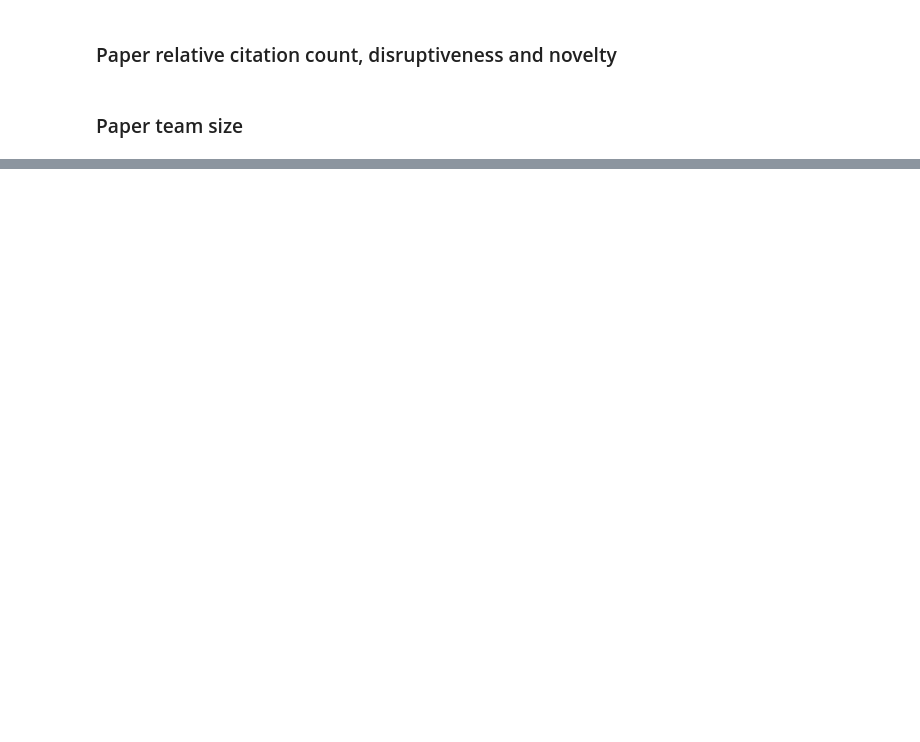
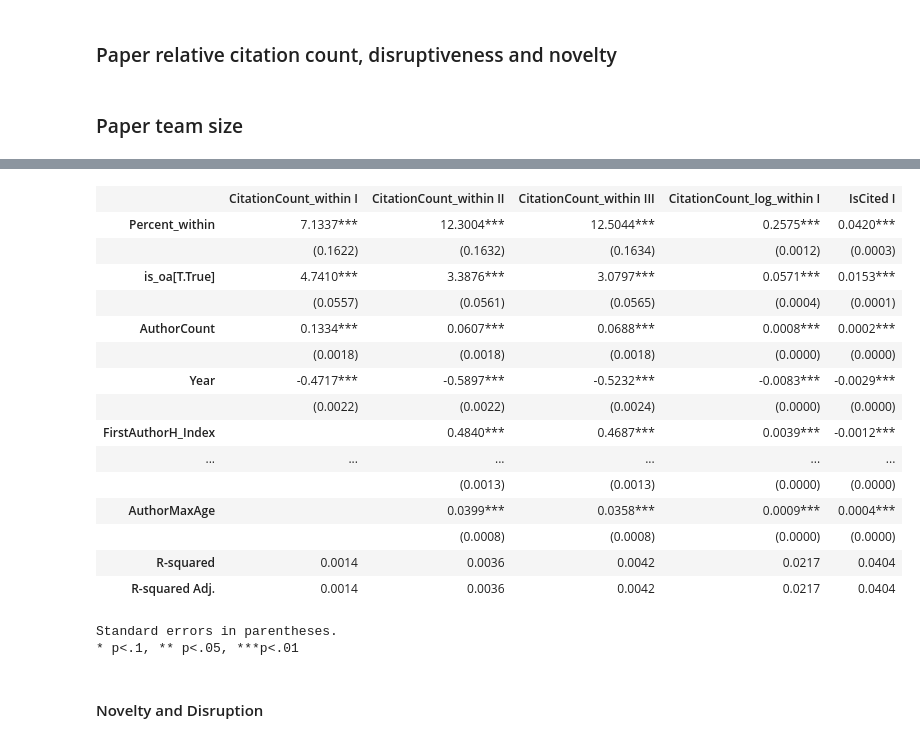
Before and after one commit to comnetsAD/bias_academia, a Jupyter notebook: observational_analyses/notebooks/Study_2EFGH.ipynb, the cells around one changed output, grey strips where cells are left out. Cells and saved outputs as stored; diff of their text form; code cells hidden in the pictures; blank space fills up the shorter version.

```diff
--- a/observational_analyses/notebooks/Study_2EFGH.ipynb
+++ b/observational_analyses/notebooks/Study_2EFGH.ipynb
@@ -320,0 +451,4 @@ Standard errors in parentheses.
+# %%
+%%time
+m1_res = ols(m1, data=toRegress).fit()
+m2_res = ols(m2, data=toRegress).fit()
@@ -320,0 +458,3 @@ Standard errors in parentheses.
+# %%
+%%time
+m3_res = ols(m3, data=toRegress).fit()
@@ -320,0 +464,3 @@ Standard errors in parentheses.
+# %%
+%%time
+mlog_res = ols(mlog, data=toRegressLog).fit()
@@ -320,0 +470,3 @@ Standard errors in parentheses.
+# %%
+%%time
+mlogit_res = ols(mlogit, data=toRegress.assign(IsCited=lambda df: df.IsCited.astype(int))).fit()
@@ -320,0 +476,30 @@ Standard errors in parentheses.
+# %%
+summary_col(
+    [m1_res, m2_res, m3_res, mlog_res, mlogit_res],
+    regressor_order=[
+        'Percent_within','is_oa[T.True]','AuthorCount','Year',
+        'FirstAuthorH_Index','AuthorMaxH_Index', 'FirstAuthorAge','AuthorMaxAge',
+    ],
+    stars=True, drop_omitted=True
+)
+# %% [output]
+|  | CitationCount_within I | CitationCount_within II | CitationCount_within III | CitationCount_log_within I | IsCited I |
+| Percent_within | 7.1337*** | 12.3004*** | 12.5044*** | 0.2575*** | 0.0420*** |
+|  | (0.1622) | (0.1632) | (0.1634) | (0.0012) | (0.0003) |
+| is_oa[T.True] | 4.7410*** | 3.3876*** | 3.0797*** | 0.0571*** | 0.0153*** |
+|  | (0.0557) | (0.0561) | (0.0565) | (0.0004) | (0.0001) |
+| AuthorCount | 0.1334*** | 0.0607*** | 0.0688*** | 0.0008*** | 0.0002*** |
+|  | (0.0018) | (0.0018) | (0.0018) | (0.0000) | (0.0000) |
+| Year | -0.4717*** | -0.5897*** | -0.5232*** | -0.0083*** | -0.0029*** |
+|  | (0.0022) | (0.0022) | (0.0024) | (0.0000) | (0.0000) |
+| FirstAuthorH_Index |  | 0.4840*** | 0.4687*** | 0.0039*** | -0.0012*** |
+| ... | ... | ... | ... | ... | ... |
+|  |  | (0.0013) | (0.0013) | (0.0000) | (0.0000) |
+| AuthorMaxAge |  | 0.0399*** | 0.0358*** | 0.0009*** | 0.0004*** |
+|  |  | (0.0008) | (0.0008) | (0.0000) | (0.0000) |
+| R-squared | 0.0014 | 0.0036 | 0.0042 | 0.0217 | 0.0404 |
+| R-squared Adj. | 0.0014 | 0.0036 | 0.0042 | 0.0217 | 0.0404 |
+Standard errors in parentheses.
+* p<.1, ** p<.05, ***p<.01
+# %% [markdown]
+#### Novelty and Disruption
```
Also changed, not shown: parts of 72 cells of this notebook, 2 other files.
